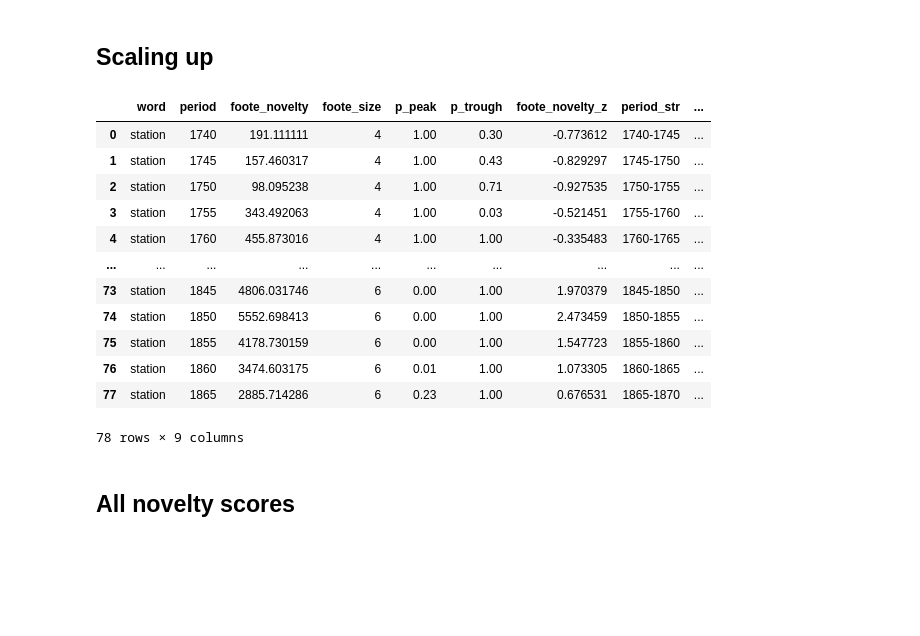
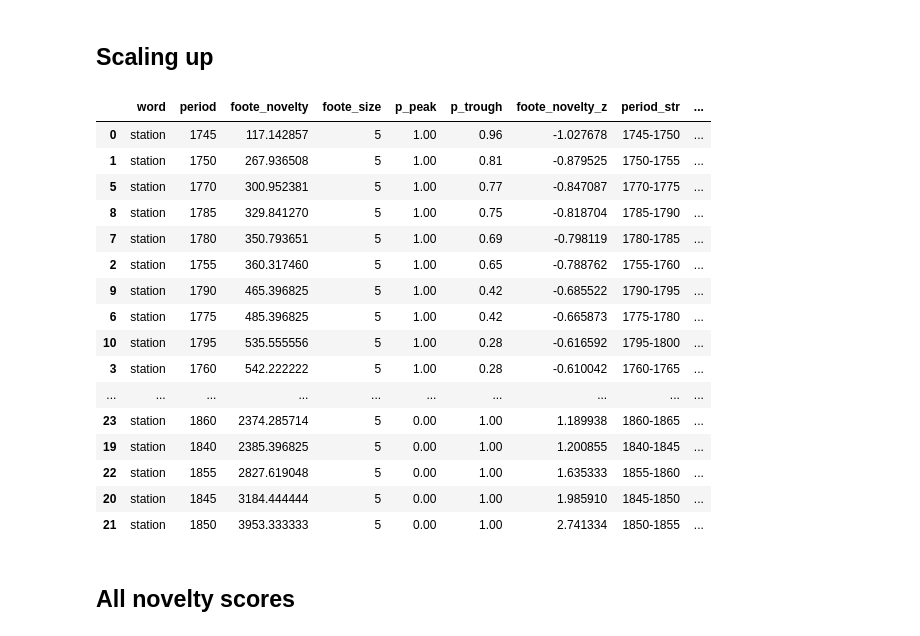
Before and after one commit to quadrismegistus/koselleck, a Jupyter notebook: koselleck/novelty.ipynb, the cells around one changed output. Drawn from its saved outputs; the diff is of its cells as text; code cells hidden in the pictures; blank space fills up the shorter version.

```diff
--- a/koselleck/novelty.ipynb
+++ b/koselleck/novelty.ipynb
@@ -286,5 +284,5 @@ def nov(
 # %%
-def get_novelty(words,min_foote_size=4,max_foote_size=6,**nov_attrs):
+def get_novelty(words,min_foote_size=FOOTE_W,max_foote_size=FOOTE_W,**nov_attrs):
     words=tokenize_fast(words) if type(words)==str else words
     if DFALLNOV is not None:
         odf=DFALLNOV[DFALLNOV.word.isin(set(words))]
@@ -300,21 +298,25 @@ def get_novelty(words,min_foote_size=4,max_foote_size=6,**nov_attrs):
         odf['is_signif']=odf['p_peak']<=0.05
     return odf
 # %%
-get_novelty('station')
+get_novelty('station').sort_values('foote_novelty')
 # %% [output]
 |  | word | period | foote_novelty | foote_size | p_peak | p_trough | foote_novelty_z | period_str | ... |
-| 0 | station | 1740 | 191.111111 | 4 | 1.00 | 0.30 | -0.773612 | 1740-1745 | ... |
-| 1 | station | 1745 | 157.460317 | 4 | 1.00 | 0.43 | -0.829297 | 1745-1750 | ... |
-| 2 | station | 1750 | 98.095238 | 4 | 1.00 | 0.71 | -0.927535 | 1750-1755 | ... |
-| 3 | station | 1755 | 343.492063 | 4 | 1.00 | 0.03 | -0.521451 | 1755-1760 | ... |
-| 4 | station | 1760 | 455.873016 | 4 | 1.00 | 1.00 | -0.335483 | 1760-1765 | ... |
+| 0 | station | 1745 | 117.142857 | 5 | 1.00 | 0.96 | -1.027678 | 1745-1750 | ... |
+| 1 | station | 1750 | 267.936508 | 5 | 1.00 | 0.81 | -0.879525 | 1750-1755 | ... |
+| 5 | station | 1770 | 300.952381 | 5 | 1.00 | 0.77 | -0.847087 | 1770-1775 | ... |
+| 8 | station | 1785 | 329.841270 | 5 | 1.00 | 0.75 | -0.818704 | 1785-1790 | ... |
+| 7 | station | 1780 | 350.793651 | 5 | 1.00 | 0.69 | -0.798119 | 1780-1785 | ... |
+| 2 | station | 1755 | 360.317460 | 5 | 1.00 | 0.65 | -0.788762 | 1755-1760 | ... |
+| 9 | station | 1790 | 465.396825 | 5 | 1.00 | 0.42 | -0.685522 | 1790-1795 | ... |
+| 6 | station | 1775 | 485.396825 | 5 | 1.00 | 0.42 | -0.665873 | 1775-1780 | ... |
+| 10 | station | 1795 | 535.555556 | 5 | 1.00 | 0.28 | -0.616592 | 1795-1800 | ... |
+| 3 | station | 1760 | 542.222222 | 5 | 1.00 | 0.28 | -0.610042 | 1760-1765 | ... |
 | ... | ... | ... | ... | ... | ... | ... | ... | ... | ... |
-| 73 | station | 1845 | 4806.031746 | 6 | 0.00 | 1.00 | 1.970379 | 1845-1850 | ... |
-| 74 | station | 1850 | 5552.698413 | 6 | 0.00 | 1.00 | 2.473459 | 1850-1855 | ... |
-| 75 | station | 1855 | 4178.730159 | 6 | 0.00 | 1.00 | 1.547723 | 1855-1860 | ... |
-| 76 | station | 1860 | 3474.603175 | 6 | 0.01 | 1.00 | 1.073305 | 1860-1865 | ... |
-| 77 | station | 1865 | 2885.714286 | 6 | 0.23 | 1.00 | 0.676531 | 1865-1870 | ... |
+| 23 | station | 1860 | 2374.285714 | 5 | 0.00 | 1.00 | 1.189938 | 1860-1865 | ... |
+| 19 | station | 1840 | 2385.396825 | 5 | 0.00 | 1.00 | 1.200855 | 1840-1845 | ... |
+| 22 | station | 1855 | 2827.619048 | 5 | 0.00 | 1.00 | 1.635333 | 1855-1860 | ... |
+| 20 | station | 1845 | 3184.444444 | 5 | 0.00 | 1.00 | 1.985910 | 1845-1850 | ... |
+| 21 | station | 1850 | 3953.333333 | 5 | 0.00 | 1.00 | 2.741334 | 1850-1855 | ... |
-78 rows × 9 columns
 # %% [markdown]
 ## All novelty scores
 # %%
```
Also changed, not shown: parts of 18 cells of this notebook, 11 other files.
